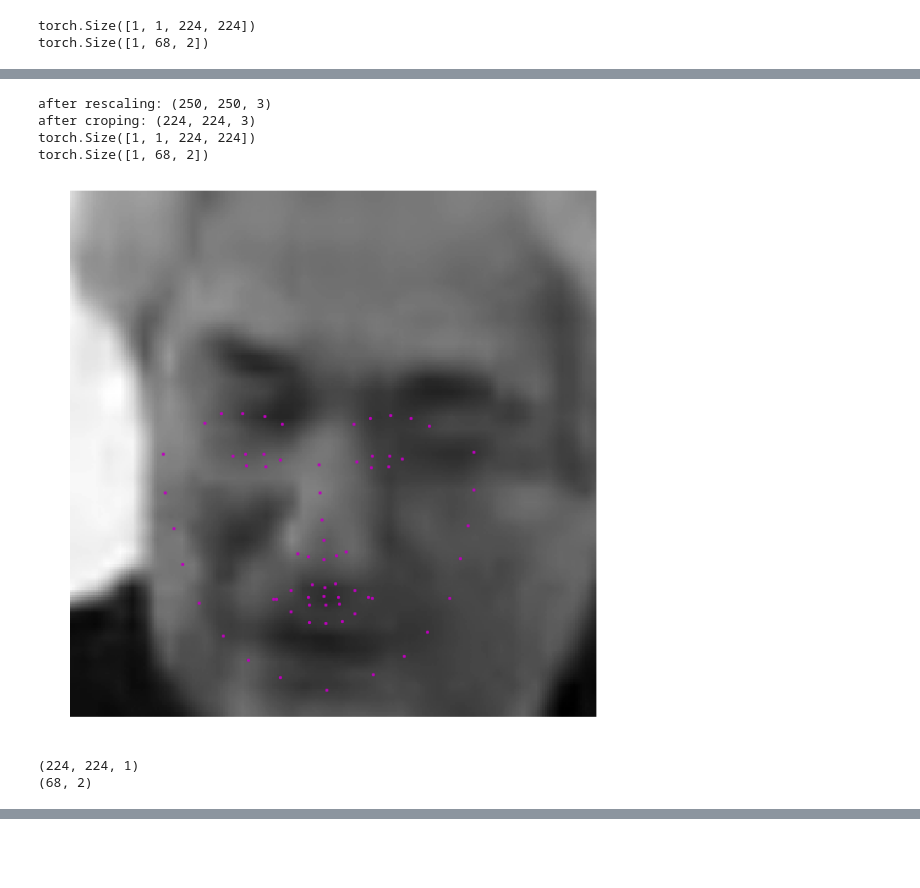
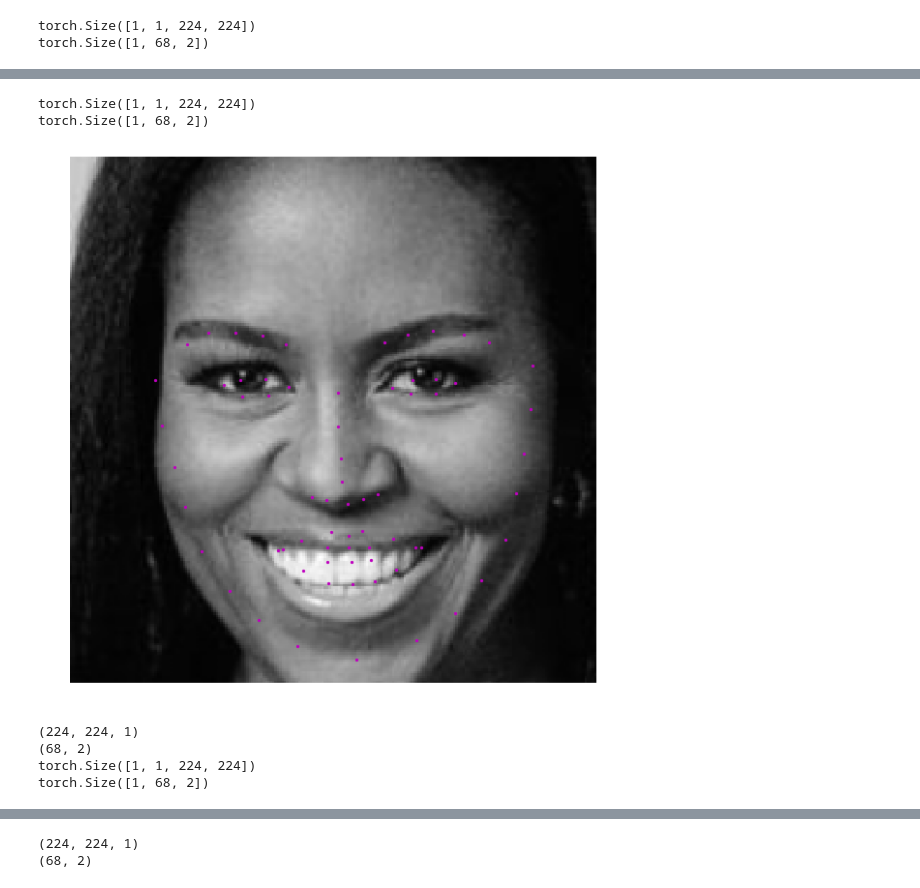
Before and after one commit to Abdelrahman44/Facial-keypoints-detction-using-CNN, a Jupyter notebook: 3. Facial Keypoint Detection, Complete Pipeline.ipynb, the cells around one changed output, grey strips where cells are left out. Cells and saved outputs as stored; diff of their text form; code cells hidden in the pictures; blank space fills up the shorter version.

```diff
--- a/3. Facial Keypoint Detection, Complete Pipeline.ipynb
+++ b/3. Facial Keypoint Detection, Complete Pipeline.ipynb
@@ -22,7 +22,7 @@ Select an image to perform facial keypoint detection on; you can select any imag
 # %%
 import cv2
 # load in color image for face detection
-image = cv2.imread('data/test/James_Wolfensohn_00.jpg')
+image = cv2.imread('images/obamas.jpg')
 
 # switch red and blue color channels
 # --> by default OpenCV assumes BLUE comes first, not RED as in many images
@@ -239,59 +186,40 @@ visualize_output(roi, test_outputs)
 for (x,y,w,h) in faces:
 
 # Select the region of interest that is the face in the image
-    roi = image_copy[y:y+h, x:x+w]
+    roi = image_copy[y-10:y+h+10, x-10:x+w+10]
+    roi_copy = np.copy(roi)
+    #rescaling to 250:
+    roi = cv2.resize(roi, (224, 224))
 
-    #rescaling to 250:
-    h, w = roi.shape[:2]
-    if h > w:
-        new_h, new_w = 250 * h / w, 250
-    else:
-        new_h, new_w = 250, 250 * w / h
-
-    new_h, new_w = int(new_h), int(new_w)
-
-    roi = cv2.resize(roi, (new_w, new_h))
-    print("after rescaling: {0}".format(roi.shape))
-
-    #croping:
-    h, w = roi.shape[:2]
-    new_h, new_w = 224, 224
-
-    top = np.random.randint(0, h - new_h)
-    left = np.random.randint(0, w - new_w)
-
-    roi = roi[top: top + new_h, left: left + new_w]
-
-    print("after croping: {0}".format(roi.shape))
 
     #Normalizing:
     roi = cv2.cvtColor(roi, cv2.COLOR_RGB2GRAY)
     roi =  roi/255.0
 
     #ToTensor:
     if(len(roi.shape) == 2):
         roi = roi.reshape(roi.shape[0], roi.shape[1], 1, 1)
 
     # swap color axis because
     # numpy image: H x W x C
     # torch image: C X H X W
     roi = roi.transpose((3, 2, 0, 1))
 
     roi = torch.from_numpy(roi)
 
 
     test_images, test_outputs = net_sample_output(roi)
 
     # print out the dimensions of the data to see if they make sense
     print(test_images.data.size())
     print(test_outputs.data.size())
-
+    roi = roi * 255.0
     visualize_output(roi, test_outputs)
 # %% [output]
-after rescaling: (250, 250, 3)
-after croping: (224, 224, 3)
 torch.Size([1, 1, 224, 224])
 torch.Size([1, 68, 2])
-[figure, old version]
+[figure, new version]
 (224, 224, 1)
 (68, 2)
+torch.Size([1, 1, 224, 224])
+torch.Size([1, 68, 2])
@@ -297,0 +227,2 @@ torch.Size([1, 68, 2])
+(224, 224, 1)
+(68, 2)
```
Also changed, not shown: parts of 5 cells of this notebook, 2 other files.
